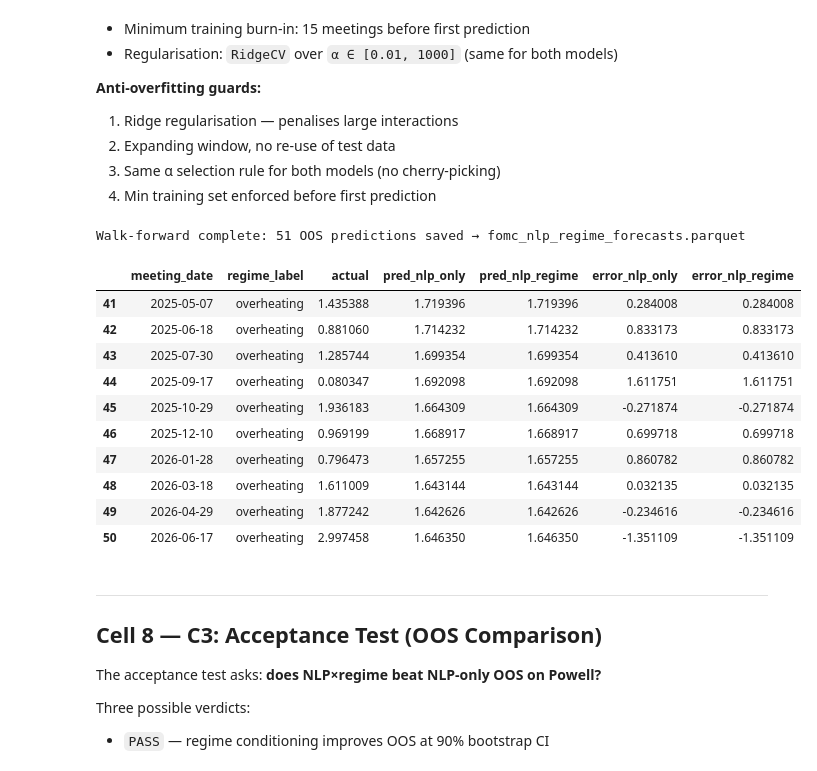
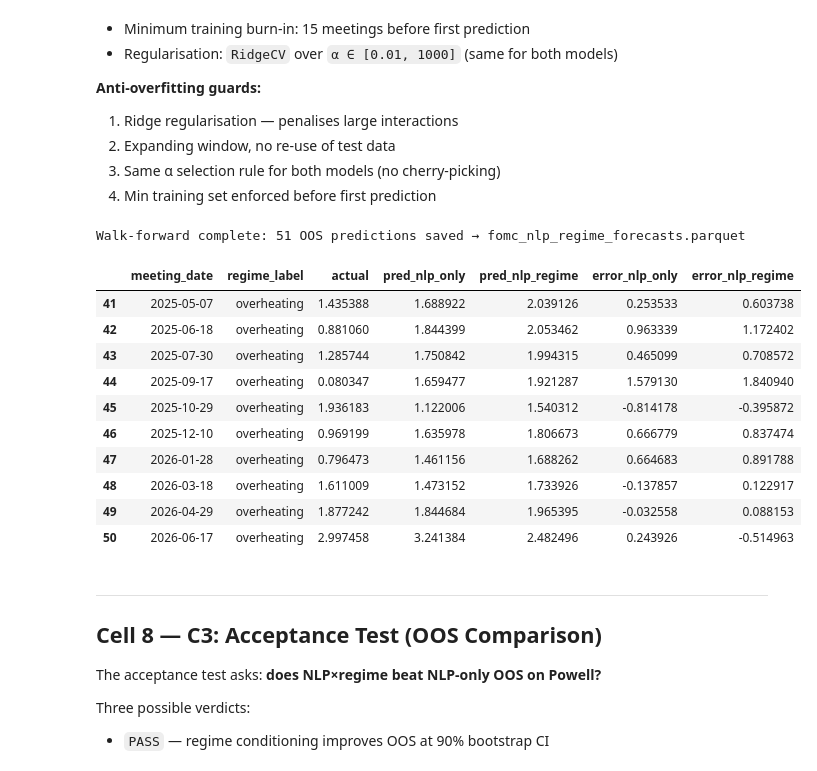
Before and after one commit to ZinuoS/fomc-vol-study, a Jupyter notebook: fomc_nlp_regime_model.ipynb, the cells around one changed output. Drawn from its saved outputs; the diff is of its cells as text; code cells hidden in the pictures.

```diff
--- a/fomc_nlp_regime_model.ipynb
+++ b/fomc_nlp_regime_model.ipynb
@@ -519,10 +519,13 @@ def score_document(text: str, meeting_date: pd.Timestamp,
         row = feats_df[feats_df["meeting_date"] == pd.Timestamp(meeting_date)]
         if not row.empty:
             r = row.iloc[0]
+            # guidance_density is the pipeline column; guidance_specificity is our alias
+            guid = float(r.get("guidance_specificity",
+                               r.get("guidance_density", 0)))
             return dict(
                 uncertainty_density  = float(r.get("uncertainty_density", 0)),
                 disagree_density     = float(r.get("disagree_density", 0)),
-                guidance_specificity = float(r.get("guidance_specificity", 0)),
+                guidance_specificity = guid,
                 novelty_prev         = float(r.get("novelty_prev", 0)),
                 guidance_change      = float(r.get("guidance_change", 0)),
                 word_count_zscore    = float(r.get("word_count_zscore", 0)),
@@ -793,48 +796,49 @@ def walk_forward_powell(panel: pd.DataFrame,
             cols = [c for c in feat_list if c in train.columns and train[c].notna().any()]
             if len(cols) < 2:
                 return float(y_tr.mean())
-            X_tr = StandardScaler().fit_transform(train[cols].fillna(0).values)
-            X_te = StandardScaler().fit_transform(test[cols].fillna(0).values)
+            scaler = StandardScaler()
+            X_tr   = scaler.fit_transform(train[cols].fillna(0).values)
+            X_te   = scaler.transform(test[cols].fillna(0).values)
             try:
                 return float(RidgeCV(alphas=ALPHA_RANGE).fit(X_tr, y_tr).predict(X_te)[0])
             except Exception:
                 return float(y_tr.mean())
 
         results.append(dict(
             meeting_date    = pred_date,
             regime_label    = str(test["regime_label"].iloc[0]),
             actual          = actual,
             pred_nlp_only   = _predict(feats_nlp),
             pred_nlp_regime = _predict(feats_regime),
             has_presser     = int(test["has_presser"].iloc[0]) if "has_presser" in test else 0,
             has_speech      = int(test["has_speech"].iloc[0])  if "has_speech"  in test else 0,
             n_train         = len(train),
         ))
 
     df = pd.DataFrame(results)
     df["error_nlp_only"]   = df["pred_nlp_only"]   - df["actual"]
     df["error_nlp_regime"] = df["pred_nlp_regime"] - df["actual"]
     df.to_parquet(MODEL_OUT, index=False)
     print(f"Walk-forward complete: {len(df)} OOS predictions saved → {MODEL_OUT}")
     return df
 
 
 oos = walk_forward_powell(model_panel)
 oos[["meeting_date","regime_label","actual","pred_nlp_only",
      "pred_nlp_regime","error_nlp_only","error_nlp_regime"]].tail(10)
 # %% [output]
 Walk-forward complete: 51 OOS predictions saved → fomc_nlp_regime_forecasts.parquet
 |  | meeting_date | regime_label | actual | pred_nlp_only | pred_nlp_regime | error_nlp_only | error_nlp_regime |
-| 41 | 2025-05-07 | overheating | 1.435388 | 1.719396 | 1.719396 | 0.284008 | 0.284008 |
-| 42 | 2025-06-18 | overheating | 0.881060 | 1.714232 | 1.714232 | 0.833173 | 0.833173 |
-| 43 | 2025-07-30 | overheating | 1.285744 | 1.699354 | 1.699354 | 0.413610 | 0.413610 |
-| 44 | 2025-09-17 | overheating | 0.080347 | 1.692098 | 1.692098 | 1.611751 | 1.611751 |
-| 45 | 2025-10-29 | overheating | 1.936183 | 1.664309 | 1.664309 | -0.271874 | -0.271874 |
-| 46 | 2025-12-10 | overheating | 0.969199 | 1.668917 | 1.668917 | 0.699718 | 0.699718 |
-| 47 | 2026-01-28 | overheating | 0.796473 | 1.657255 | 1.657255 | 0.860782 | 0.860782 |
-| 48 | 2026-03-18 | overheating | 1.611009 | 1.643144 | 1.643144 | 0.032135 | 0.032135 |
-| 49 | 2026-04-29 | overheating | 1.877242 | 1.642626 | 1.642626 | -0.234616 | -0.234616 |
-| 50 | 2026-06-17 | overheating | 2.997458 | 1.646350 | 1.646350 | -1.351109 | -1.351109 |
+| 41 | 2025-05-07 | overheating | 1.435388 | 1.688922 | 2.039126 | 0.253533 | 0.603738 |
+| 42 | 2025-06-18 | overheating | 0.881060 | 1.844399 | 2.053462 | 0.963339 | 1.172402 |
+| 43 | 2025-07-30 | overheating | 1.285744 | 1.750842 | 1.994315 | 0.465099 | 0.708572 |
+| 44 | 2025-09-17 | overheating | 0.080347 | 1.659477 | 1.921287 | 1.579130 | 1.840940 |
+| 45 | 2025-10-29 | overheating | 1.936183 | 1.122006 | 1.540312 | -0.814178 | -0.395872 |
+| 46 | 2025-12-10 | overheating | 0.969199 | 1.635978 | 1.806673 | 0.666779 | 0.837474 |
+| 47 | 2026-01-28 | overheating | 0.796473 | 1.461156 | 1.688262 | 0.664683 | 0.891788 |
+| 48 | 2026-03-18 | overheating | 1.611009 | 1.473152 | 1.733926 | -0.137857 | 0.122917 |
+| 49 | 2026-04-29 | overheating | 1.877242 | 1.844684 | 1.965395 | -0.032558 | 0.088153 |
+| 50 | 2026-06-17 | overheating | 2.997458 | 3.241384 | 2.482496 | 0.243926 | -0.514963 |
 # %% [markdown]
 ---
 ## Cell 8 — C3: Acceptance Test (OOS Comparison)
```
Also changed, not shown: parts of 4 cells of this notebook, 6 other files.
